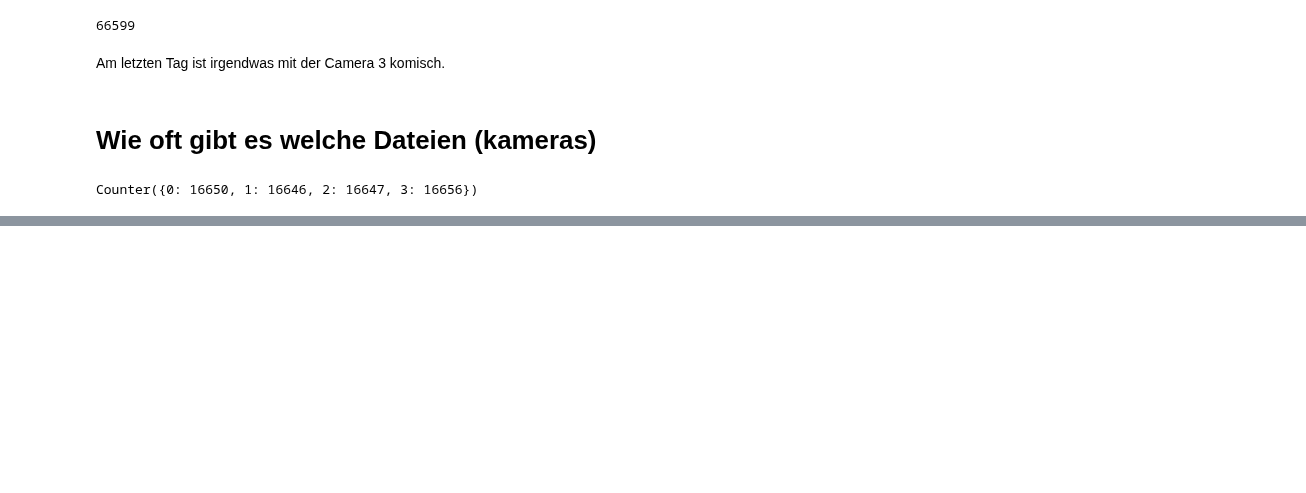
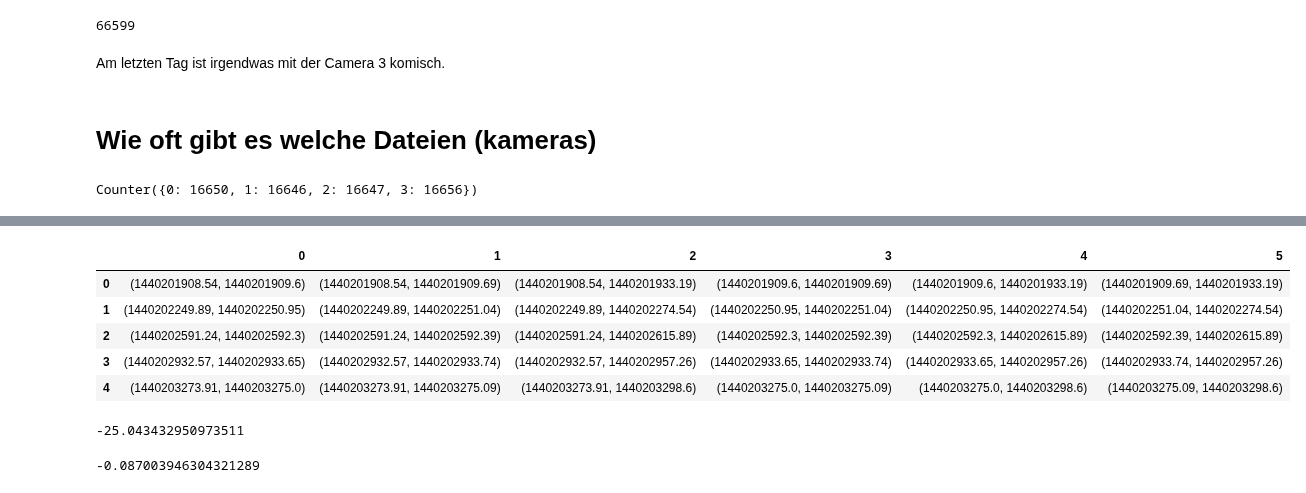
Before and after one commit to aschle/bees-sna, a Jupyter notebook: bib/Zeitversatz.ipynb, the cells around one changed output, grey strips where cells are left out. Saved outputs shown, nothing was run; the diff lists cells and outputs as text; code cells hidden in the pictures; blank space fills up the shorter version.

```diff
--- a/bib/Zeitversatz.ipynb
+++ b/bib/Zeitversatz.ipynb
@@ -459,0 +542,12 @@ Counter({0: 16650, 1: 16646, 2: 16647, 3: 16656})
+# %%
+def toTimestamp(dt):
+    return datetime.datetime.timestamp(datetime.datetime.strptime( dt, "%Y-%m-%dT%H:%M:%S.%fZ" ))
+# %%
+ts = []
+for fl in flist2:
+    start = []
+    for f in fl:
+        d = f.split("--")[0].split("_")[-1]
+        start.append(toTimestamp(d))
+
+    ts.append(start)
@@ -459,0 +558,2 @@ Counter({0: 16650, 1: 16646, 2: 16647, 3: 16656})
+# %%
+dfts = DataFrame(ts)
@@ -459,0 +569,11 @@ Counter({0: 16650, 1: 16646, 2: 16647, 3: 16656})
+# %%
+dfts_tuples = dfts.apply(lambda x: Series((a,b) for a,b in list(itertools.product(*[list(x),list(x)])) if a < b ), axis=1)
+# %%
+dfts_tuples.head()
+# %% [output]
+|  | 0 | 1 | 2 | 3 | 4 | 5 |
+| 0 | (1440201908.54, 1440201909.6) | (1440201908.54, 1440201909.69) | (1440201908.54, 1440201933.19) | (1440201909.6, 1440201909.69) | (1440201909.6, 1440201933.19) | (1440201909.69, 1440201933.19) |
+| 1 | (1440202249.89, 1440202250.95) | (1440202249.89, 1440202251.04) | (1440202249.89, 1440202274.54) | (1440202250.95, 1440202251.04) | (1440202250.95, 1440202274.54) | (1440202251.04, 1440202274.54) |
+| 2 | (1440202591.24, 1440202592.3) | (1440202591.24, 1440202592.39) | (1440202591.24, 1440202615.89) | (1440202592.3, 1440202592.39) | (1440202592.3, 1440202615.89) | (1440202592.39, 1440202615.89) |
+| 3 | (1440202932.57, 1440202933.65) | (1440202932.57, 1440202933.74) | (1440202932.57, 1440202957.26) | (1440202933.65, 1440202933.74) | (1440202933.65, 1440202957.26) | (1440202933.74, 1440202957.26) |
+| 4 | (1440203273.91, 1440203275.0) | (1440203273.91, 1440203275.09) | (1440203273.91, 1440203298.6) | (1440203275.0, 1440203275.09) | (1440203275.0, 1440203298.6) | (1440203275.09, 1440203298.6) |
@@ -459,0 +582,8 @@ Counter({0: 16650, 1: 16646, 2: 16647, 3: 16656})
+# %%
+dfts_diffs.min(axis=1).min()
+# %% [output]
+-25.043432950973511
+# %%
+dfts_diffs.max(axis=1).max()
+# %% [output]
+-0.087003946304321289
```
Also changed, not shown: parts of 15 cells of this notebook.
